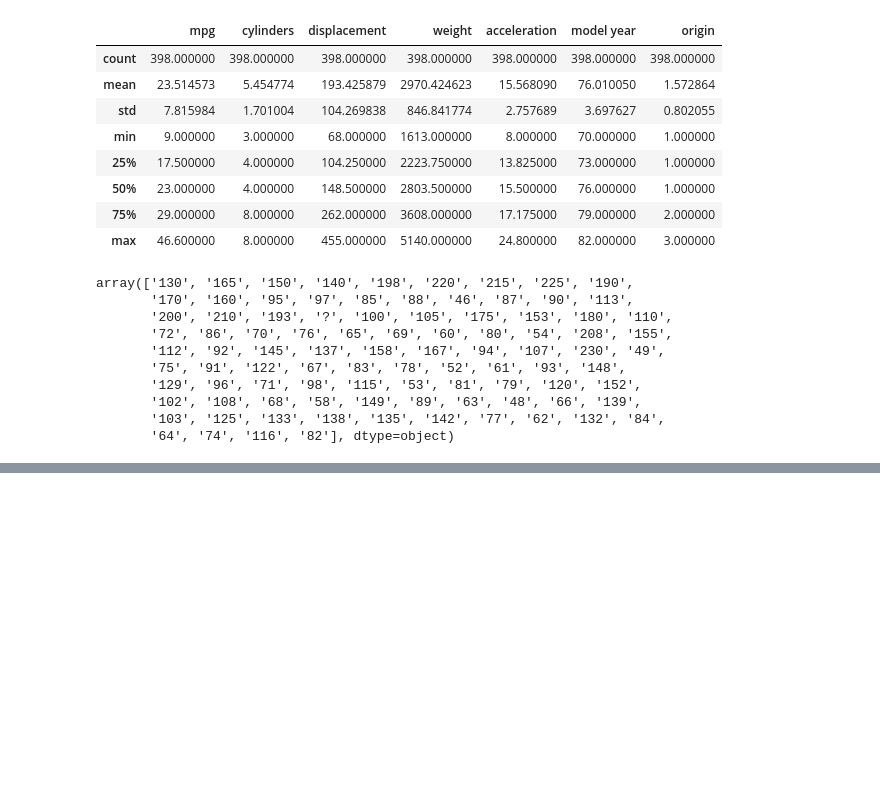
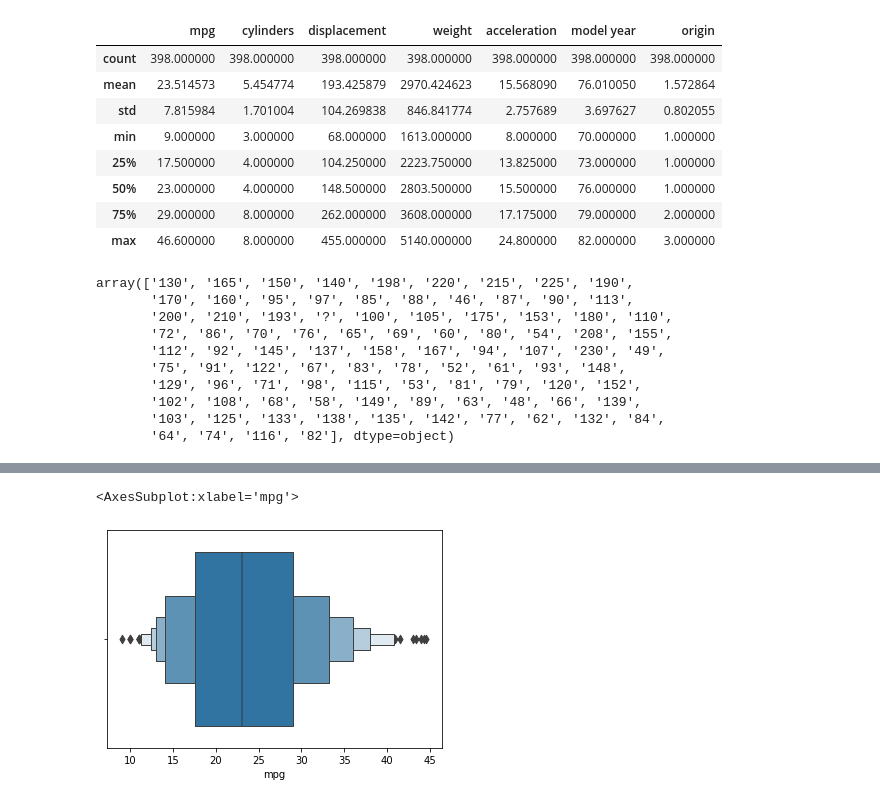
Before and after one commit to patelneel070/pthon-2-fsd, a Jupyter notebook: Untitled4.ipynb, the cells around one changed output, grey strips where cells are left out. Cells and saved outputs as stored; diff of their text form; code cells hidden in the pictures; blank space fills up the shorter version.

```diff
--- a/Untitled4.ipynb
+++ b/Untitled4.ipynb
@@ -314,0 +363,3 @@ array(['130', '165', '150', '140', '198', '220', '215', '225', '190',
+# %%
+iqr=q3-q1
+iqr
@@ -314,0 +368,3 @@ array(['130', '165', '150', '140', '198', '220', '215', '225', '190',
+# %%
+hl=q3+1.5*iqr
+hl
@@ -314,0 +373,3 @@ array(['130', '165', '150', '140', '198', '220', '215', '225', '190',
+# %%
+ll=q1-1.5*iqr
+ll
@@ -314,0 +378,3 @@ array(['130', '165', '150', '140', '198', '220', '215', '225', '190',
+# %%
+wo=auto[(auto['mpg']<hl)&(auto['mpg']>ll)]
+wo
@@ -314,0 +395,5 @@ array(['130', '165', '150', '140', '198', '220', '215', '225', '190',
+# %%
+sns.boxenplot(x='mpg',data=wo)
+# %% [output]
+<AxesSubplot:xlabel='mpg'>
+[figure, added]
```
Also changed, not shown: parts of 16 cells of this notebook.
